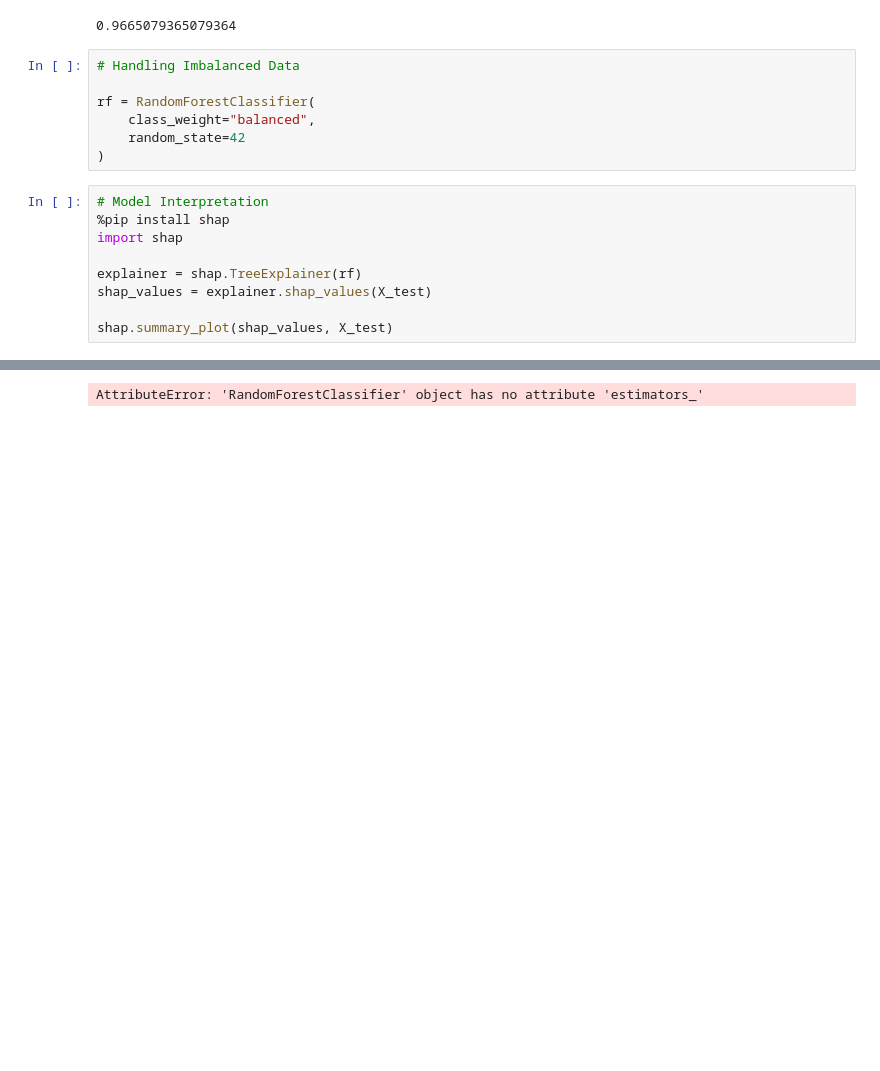
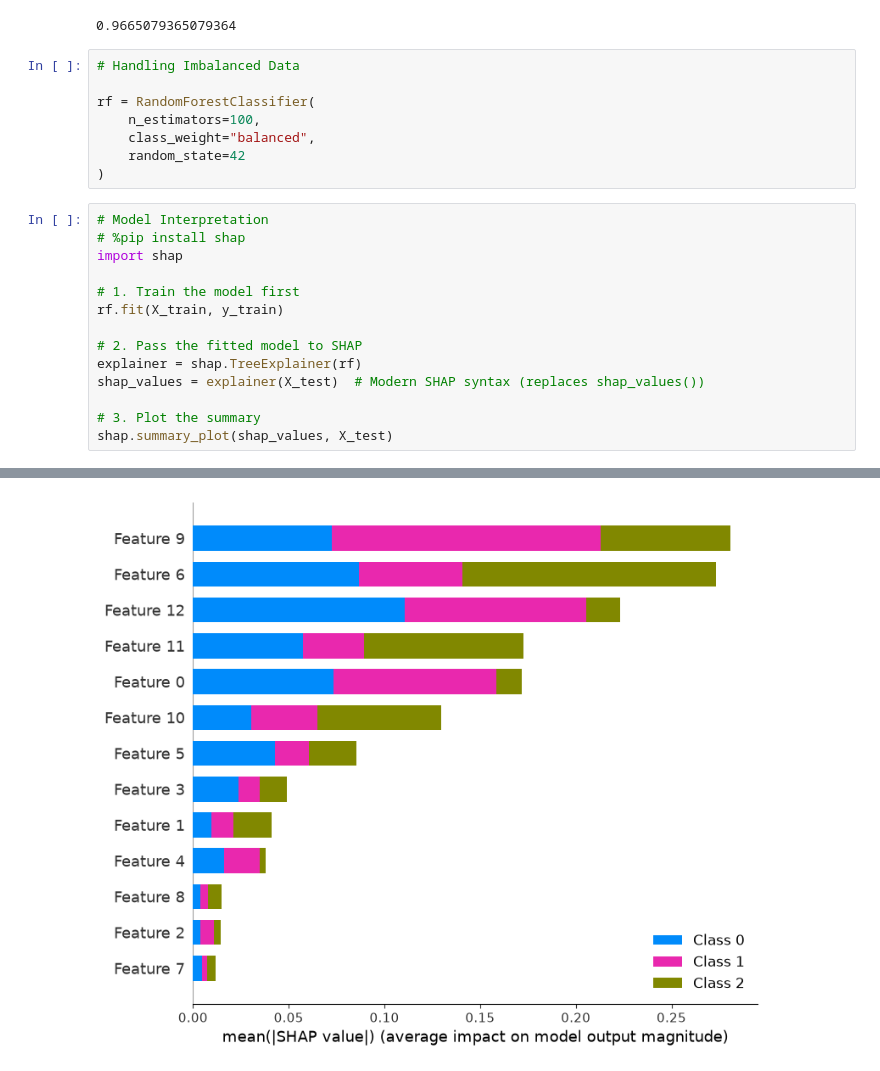
Before and after one commit to Rohit-03-19/DATA-SCIENCE, a Jupyter notebook: revision/revision6.ipynb, the cells around one changed output, grey strips where cells are left out. Cells and saved outputs as stored; diff of their text form; blank space fills up the shorter version.

```diff
--- a/revision/revision6.ipynb
+++ b/revision/revision6.ipynb
@@ -268,16 +270,22 @@ print(scores.mean())
 # Handling Imbalanced Data
 
 rf = RandomForestClassifier(
+    n_estimators=100,
     class_weight="balanced",
     random_state=42
 )
 # %%
 # Model Interpretation
-%pip install shap
+# %pip install shap
 import shap
 
+# 1. Train the model first
+rf.fit(X_train, y_train)
+
+# 2. Pass the fitted model to SHAP
 explainer = shap.TreeExplainer(rf)
-shap_values = explainer.shap_values(X_test)
+shap_values = explainer(X_test)  # Modern SHAP syntax (replaces shap_values())
 
+# 3. Plot the summary
 shap.summary_plot(shap_values, X_test)
 # %% [output]
@@ -305 +292 @@ Note: you may need to restart the kernel to use updated packages.
-AttributeError: 'RandomForestClassifier' object has no attribute 'estimators_'
+[figure, added]
```
Also changed, not shown: parts of 8 cells of this notebook, 6 other files.
